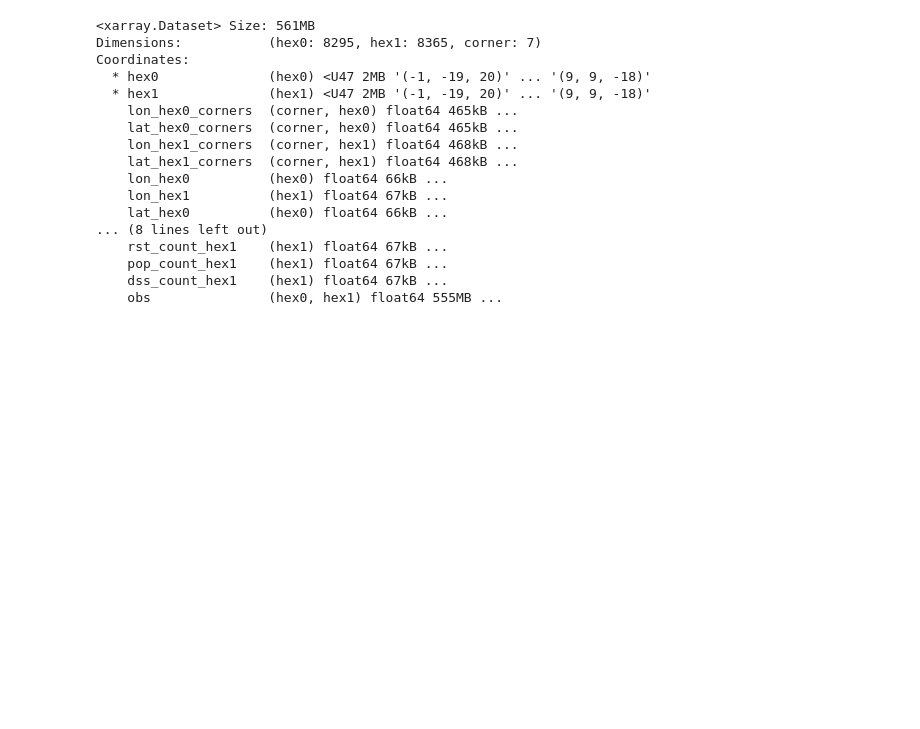
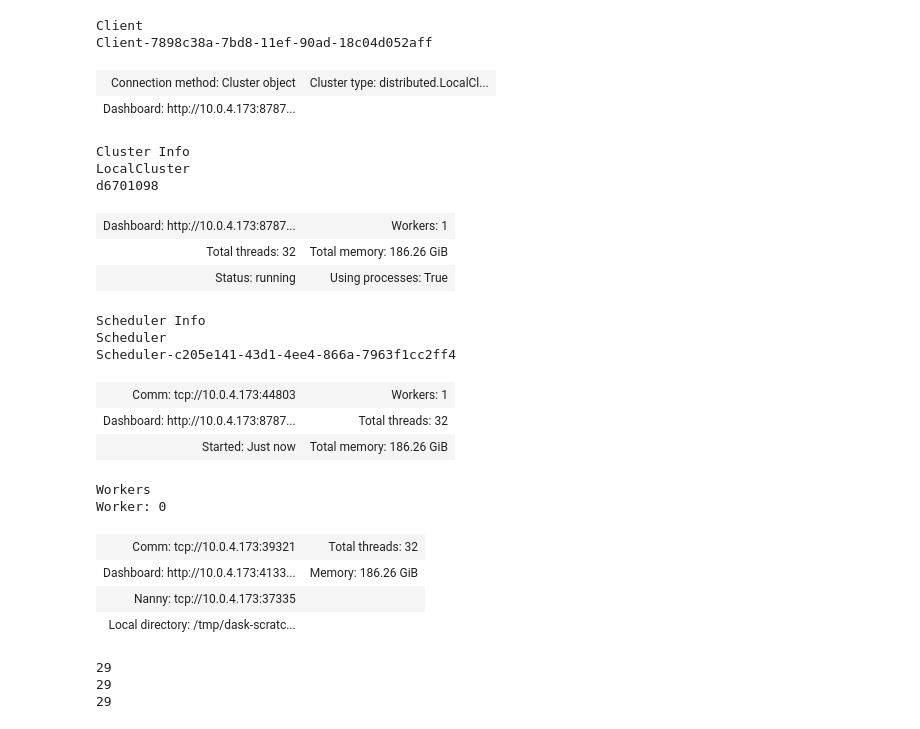
Before and after one commit to geomar-od-lagrange/2024_hex_dashboard, a Jupyter notebook: data/hex_features_real_prepare.ipynb, the cells around one changed output. Saved outputs shown, nothing was run; the diff lists cells and outputs as text; code cells hidden in the pictures; blank space fills up the shorter version.

```diff
--- a/data/hex_features_real_prepare.ipynb
+++ b/data/hex_features_real_prepare.ipynb
@@ -34,21 +29,0 @@ target_structure_df.iloc[0]["connectivity"]
-# %%
-connectivity_ds = xr.open_dataset("2023-02-22_connectivity_matrix_hexes_with_biodata.nc").isel(year=year, drop=True)
-connectivity_ds
-# %% [output]
-<xarray.Dataset> Size: 561MB
-Dimensions:           (hex0: 8295, hex1: 8365, corner: 7)
-Coordinates:
-  * hex0              (hex0) <U47 2MB '(-1, -19, 20)' ... '(9, 9, -18)'
-  * hex1              (hex1) <U47 2MB '(-1, -19, 20)' ... '(9, 9, -18)'
-    lon_hex0_corners  (corner, hex0) float64 465kB ...
-    lat_hex0_corners  (corner, hex0) float64 465kB ...
-    lon_hex1_corners  (corner, hex1) float64 468kB ...
-    lat_hex1_corners  (corner, hex1) float64 468kB ...
-    lon_hex0          (hex0) float64 66kB ...
-    lon_hex1          (hex1) float64 67kB ...
-    lat_hex0          (hex0) float64 66kB ...
-... (8 lines left out)
-    rst_count_hex1    (hex1) float64 67kB ...
-    pop_count_hex1    (hex1) float64 67kB ...
-    dss_count_hex1    (hex1) float64 67kB ...
-    obs               (hex0, hex1) float64 555MB ...
@@ -54,0 +36,40 @@ Coordinates:
+# %%
+####DASK
+client = Client(n_workers=1, threads_per_worker=32, memory_limit=200e9, ip="0.0.0.0")
+# client = Client(scheduler_file="../../scheduler.json")
+# client.re.start()
+client
+# %% [output]
+Client
+Client-7898c38a-7bd8-11ef-90ad-18c04d052aff
+| Connection method: Cluster object | Cluster type: distributed.LocalCl... |
+| Dashboard: http://10.0.4.173:8787... |  |
+Cluster Info
+LocalCluster
+d6701098
+| Dashboard: http://10.0.4.173:8787... | Workers: 1 |
+| Total threads: 32 | Total memory: 186.26 GiB |
+| Status: running | Using processes: True |
+Scheduler Info
+Scheduler
+Scheduler-c205e141-43d1-4ee4-866a-7963f1cc2ff4
+| Comm: tcp://10.0.4.173:44803 | Workers: 1 |
+| Dashboard: http://10.0.4.173:8787... | Total threads: 32 |
+| Started: Just now | Total memory: 186.26 GiB |
+Workers
+Worker: 0
+| Comm: tcp://10.0.4.173:39321 | Total threads: 32 |
+| Dashboard: http://10.0.4.173:4133... | Memory: 186.26 GiB |
+| Nanny: tcp://10.0.4.173:37335 |  |
+| Local directory: /tmp/dask-scratc... |  |
+# %%
+connectivity_file_list_05m = sorted(Path(connectivity_file_path).glob(connectivity_file_pattern_05m))
+print(len(connectivity_file_list_05m))
+connectivity_file_list_10m = sorted(Path(connectivity_file_path).glob(connectivity_file_pattern_10m))
+print(len(connectivity_file_list_10m))
+connectivity_file_list_15m = sorted(Path(connectivity_file_path).glob(connectivity_file_pattern_15m))
+print(len(connectivity_file_list_15m))
+# %% [output]
+29
+29
+29
```
Also changed, not shown: parts of 33 cells of this notebook, 1 other file.
